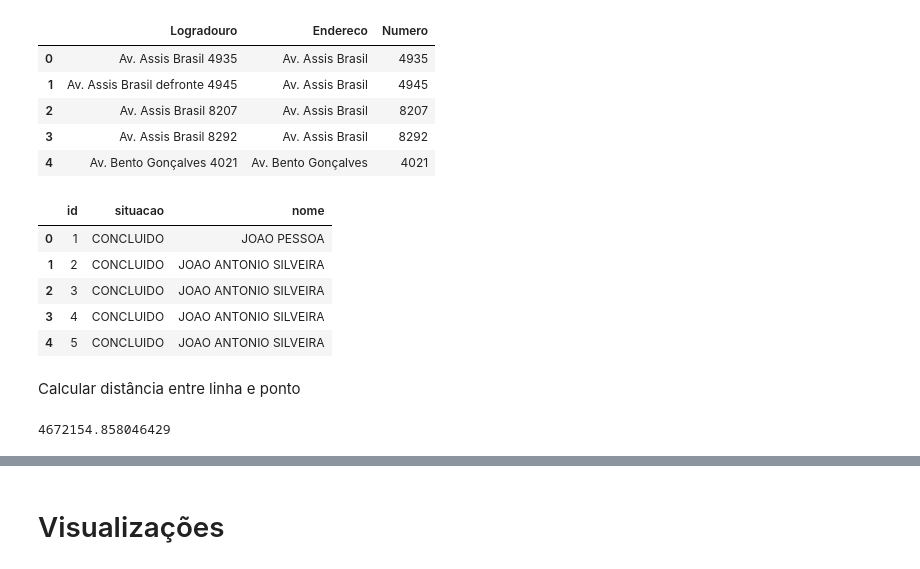
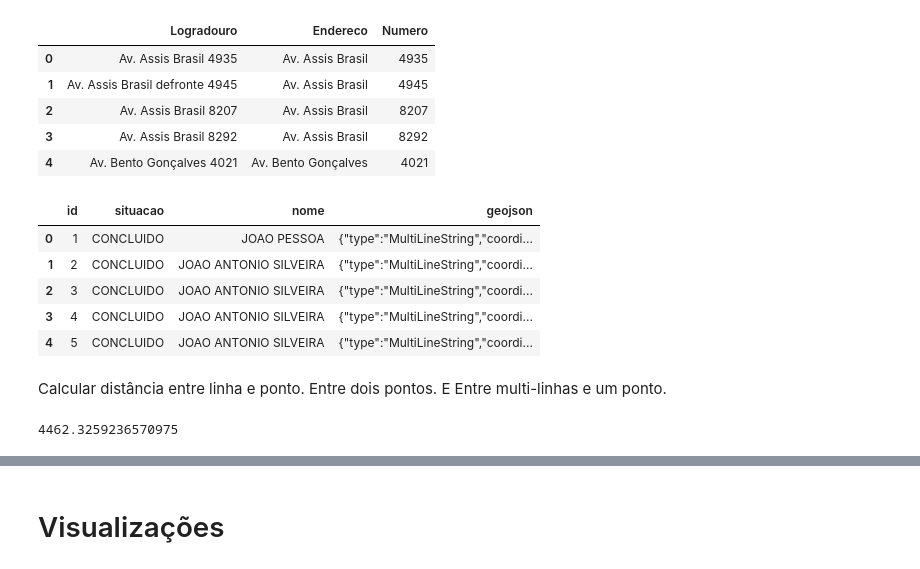
Before and after one commit to if1015-datascience-ufpe/2018-2-projeto-data-lords, a Jupyter notebook: project.ipynb, the cells around one changed output, grey strips where cells are left out. Saved outputs shown, nothing was run; the diff lists cells and outputs as text; code cells hidden in the pictures.

```diff
--- a/project.ipynb
+++ b/project.ipynb
@@ -154,15 +155,16 @@ sparrow.head()
 | 3 | Av. Assis Brasil 8292 | Av. Assis Brasil | 8292 |
 | 4 | Av. Bento Gonçalves 4021 | Av. Bento Gonçalves | 4021 |
 # %%
-bike_path = bike_path.drop(columns=['geojson'])
+
+#bike_path = bike_path.drop(columns=['geojson'])
 bike_path.head()
 # %% [output]
-|  | id | situacao | nome |
-| 0 | 1 | CONCLUIDO | JOAO PESSOA |
-| 1 | 2 | CONCLUIDO | JOAO ANTONIO SILVEIRA |
-| 2 | 3 | CONCLUIDO | JOAO ANTONIO SILVEIRA |
-| 3 | 4 | CONCLUIDO | JOAO ANTONIO SILVEIRA |
-| 4 | 5 | CONCLUIDO | JOAO ANTONIO SILVEIRA |
+|  | id | situacao | nome | geojson |
+| 0 | 1 | CONCLUIDO | JOAO PESSOA | {"type":"MultiLineString","coordi... |
+| 1 | 2 | CONCLUIDO | JOAO ANTONIO SILVEIRA | {"type":"MultiLineString","coordi... |
+| 2 | 3 | CONCLUIDO | JOAO ANTONIO SILVEIRA | {"type":"MultiLineString","coordi... |
+| 3 | 4 | CONCLUIDO | JOAO ANTONIO SILVEIRA | {"type":"MultiLineString","coordi... |
+| 4 | 5 | CONCLUIDO | JOAO ANTONIO SILVEIRA | {"type":"MultiLineString","coordi... |
 # %% [markdown]
-Calcular distância entre linha e ponto
+Calcular distância entre linha e ponto. Entre dois pontos. E Entre multi-linhas e um ponto.
 # %%
@@ -203,4 +227,4 @@ def crossarc(lat1,lon1,lat2,lon2,lat3,lon3):
-# %%
-print(crossarc(51,32,51,32,47,98))
-# %% [output]
-4672154.858046429
+# %%
+print(crossarc(-30.085209000000003,-51.233864000000004,-30.085209000000003,-51.233864000000004,-30.0669677,-51.1925572))
+# %% [output]
+4462.3259236570975
```
Also changed, not shown: parts of 4 cells of this notebook, 4 other files.
